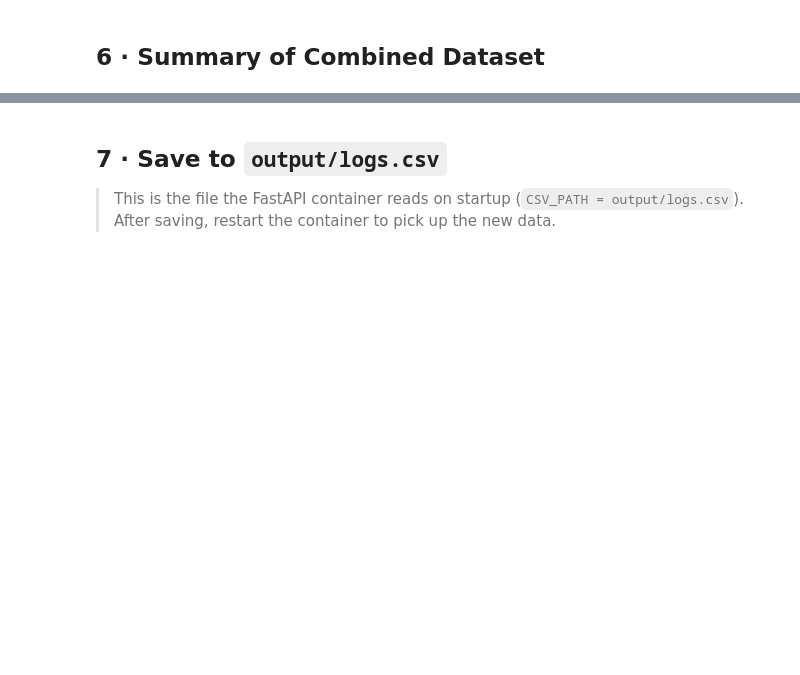
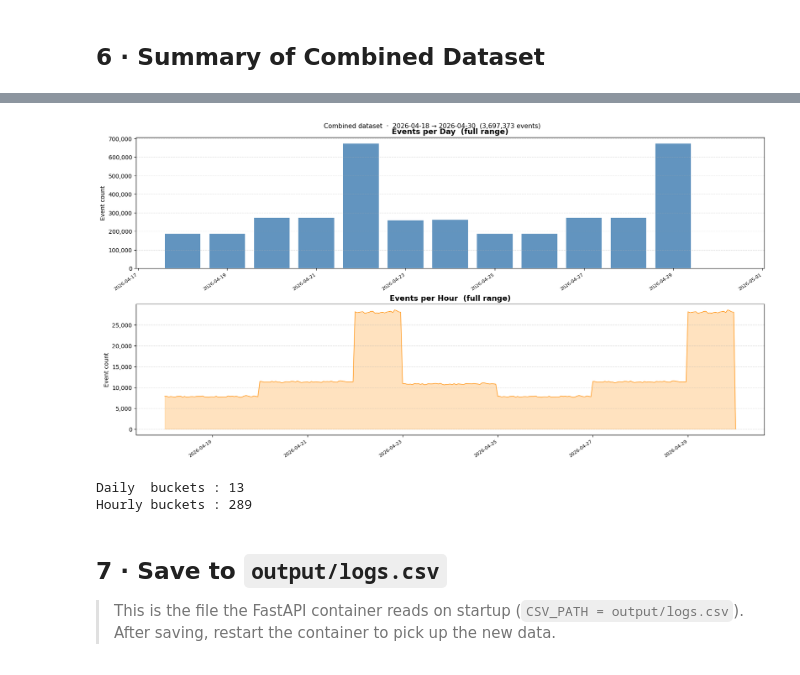
Before and after one commit to Sa-ReyCha/SECURITY_HACK, a Jupyter notebook: repo/notebooks/manage_data.ipynb, the cells around one changed output, grey strips where cells are left out. Drawn from its saved outputs; the diff is of its cells as text; code cells hidden in the pictures; blank space fills up the shorter version.

```diff
--- a/repo/notebooks/manage_data.ipynb
+++ b/repo/notebooks/manage_data.ipynb
@@ -30,11 +30,13 @@ Libraries loaded ✓
 # ── Paths (relative to repo root) ──────────────────────────────────────────
 OUTPUT_DIR = '../output'
 
-FILE_A = os.path.join(OUTPUT_DIR, '28_30__3.csv')   # first batch
-FILE_B = os.path.join(OUTPUT_DIR, 'logs.csv')   # second batch
-OUT    = os.path.join(OUTPUT_DIR, 'logs_joins.csv')           # combined → API reads this
+FILE_A = os.path.join(OUTPUT_DIR, 'new_logs_18_23.csv')   # first batch
+FILE_B = os.path.join(OUTPUT_DIR, 'new_logs_23_25.csv')   # second batch
+FILE_C = os.path.join(OUTPUT_DIR, 'new_logs_25_30.csv') # 3th
 
-for f in [FILE_A, FILE_B]:
+OUT    = os.path.join(OUTPUT_DIR, 'delete_logs.csv')           # combined → API reads this
+
+for f in [FILE_A, FILE_B, FILE_C]:
     size_mb = os.path.getsize(f) / 1_048_576
     print(f'  {os.path.basename(f):30s}  {size_mb:7.1f} MB')
 
@@ -55,6 +58,10 @@ print('Loading file B …')
 df_b = pd.read_csv(FILE_B, dtype=str, keep_default_na=False, low_memory=False)
 print(f'  File B : {len(df_b):>10,} rows  ×  {df_b.shape[1]} columns')
 
-print(f'\nTotal rows before dedup : {len(df_a) + len(df_b):,}')
+print('Loading file C …')
+df_c = pd.read_csv(FILE_C, dtype=str, keep_default_na=False, low_memory=False)
+print(f'  File C : {len(df_c):>10,} rows  ×  {df_c.shape[1]} columns')
+
+print(f'\nTotal rows before dedup : {len(df_a) + len(df_b) + len(df_c):,}')
 # %% [output]
 Loading file A …
@@ -93,7 +110,7 @@ File B  →  2026-03-30 00:00:00+00:00  …  2026-04-04 00:00:00+00:00
 ## 3 · Concatenate
 # %%
 # Vertical stack — same schema, just more rows
-df = pd.concat([df_a, df_b], ignore_index=True)
+df = pd.concat([df_a, df_b, df_c], ignore_index=True)
 
 print(f'After concat  : {len(df):,} rows')
 # %% [output]
@@ -165,3 +189,54 @@ WARNING         79841
+# %%
+import matplotlib.pyplot as plt
+import matplotlib.dates as mdates
+
+# ── Parse timestamps ────────────────────────────────────────────────────────
+ts = pd.to_datetime(df['@timestamp'], utc=True, errors='coerce')
+
+# ── 1 · Events per day ──────────────────────────────────────────────────────
+daily = ts.dt.floor('D').value_counts().sort_index()
+
+# ── 2 · Events per hour ─────────────────────────────────────────────────────
+hourly = ts.dt.floor('h').value_counts().sort_index()
+
+# ── Plot ────────────────────────────────────────────────────────────────────
+fig, axes = plt.subplots(2, 1, figsize=(16, 8), constrained_layout=True)
+
+# — Daily —
+ax = axes[0]
+ax.bar(daily.index, daily.values, width=0.8, color='steelblue', alpha=0.85)
+ax.set_title('Events per Day  (full range)', fontsize=13, fontweight='bold')
+ax.set_ylabel('Event count')
+ax.xaxis.set_major_formatter(mdates.DateFormatter('%Y-%m-%d'))
+ax.xaxis.set_major_locator(mdates.AutoDateLocator())
+plt.setp(ax.xaxis.get_majorticklabels(), rotation=35, ha='right', fontsize=8)
+ax.yaxis.set_major_formatter(plt.FuncFormatter(lambda x, _: f'{int(x):,}'))
+ax.grid(axis='y', linestyle='--', alpha=0.4)
+
+# — Hourly —
+ax = axes[1]
+ax.plot(hourly.index, hourly.values, linewidth=0.9, color='darkorange', alpha=0.9)
+ax.fill_between(hourly.index, hourly.values, alpha=0.25, color='darkorange')
+ax.set_title('Events per Hour  (full range)', fontsize=13, fontweight='bold')
+ax.set_ylabel('Event count')
+ax.xaxis.set_major_formatter(mdates.DateFormatter('%Y-%m-%d'))
+ax.xaxis.set_major_locator(mdates.AutoDateLocator())
+plt.setp(ax.xaxis.get_majorticklabels(), rotation=35, ha='right', fontsize=8)
+ax.yaxis.set_major_formatter(plt.FuncFormatter(lambda x, _: f'{int(x):,}'))
+ax.grid(axis='y', linestyle='--', alpha=0.4)
+
+plt.suptitle(
+    f'Combined dataset  ·  {ts.min().date()} → {ts.max().date()}  '
+    f'({len(df):,} events)',
+    fontsize=11, y=1.01
+)
+plt.show()
+print(f'Daily  buckets : {len(daily):,}')
+print(f'Hourly buckets : {len(hourly):,}')
+# %% [output]
+[figure, added]
+Daily  buckets : 13
+Hourly buckets : 289
 # %% [markdown]
 ## 7 · Save to `output/logs.csv`
 
```
Also changed, not shown: parts of 11 cells of this notebook, 10 other files.
